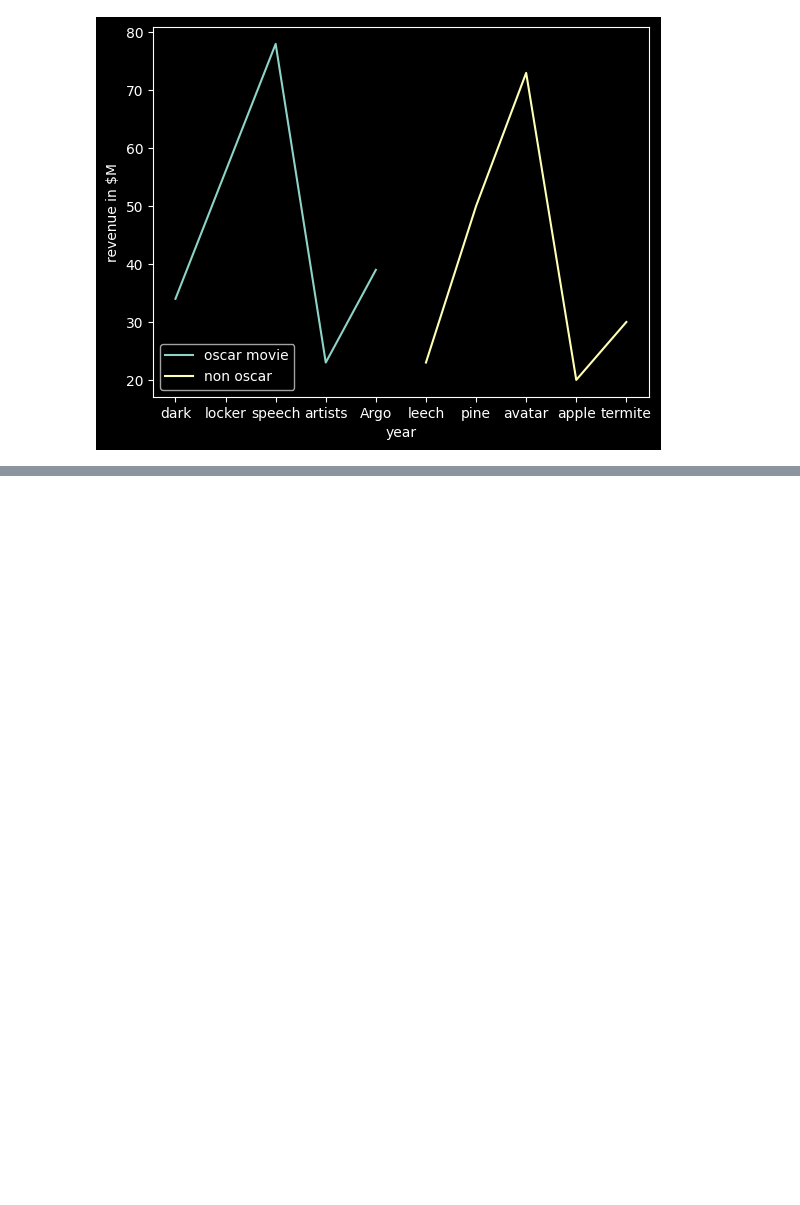
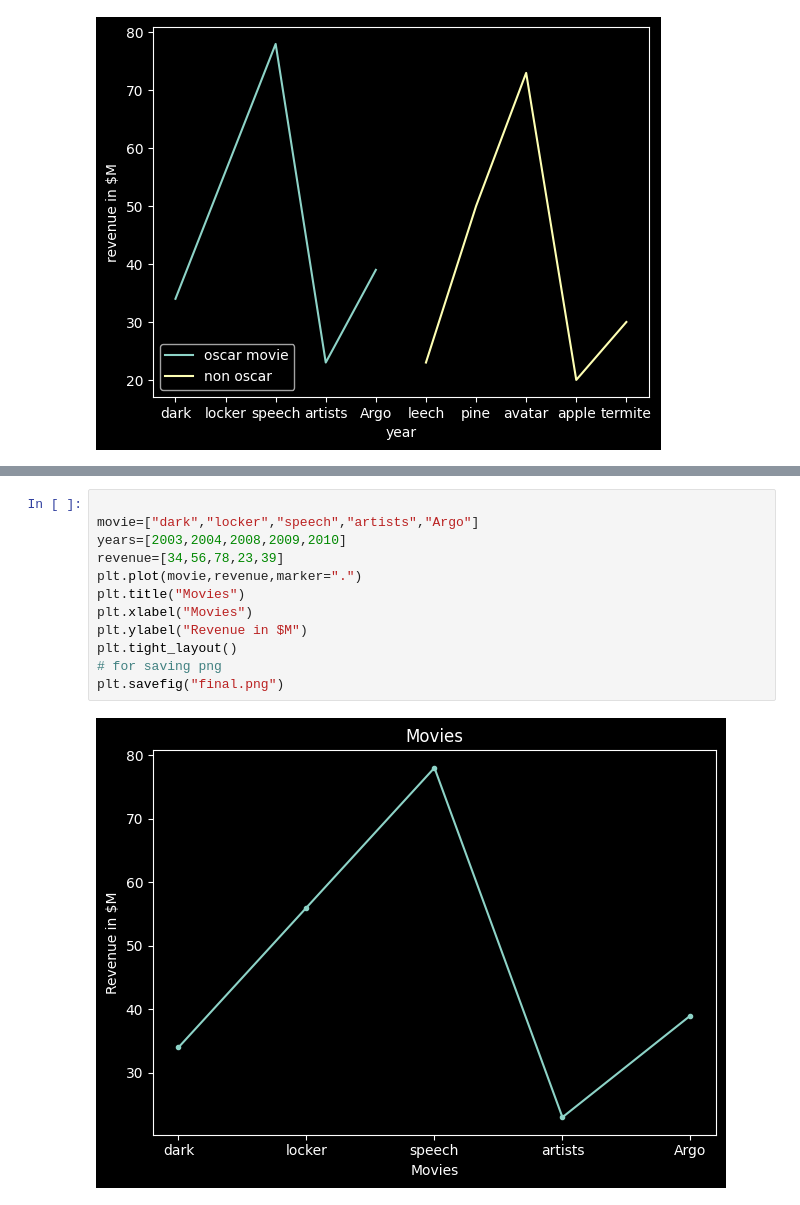
Before and after one commit to Turab031/numpy, a Jupyter notebook: mat.ipynb, the cells around one changed output, grey strips where cells are left out. Drawn from its saved outputs; the diff is of its cells as text; blank space fills up the shorter version.

```diff
--- a/mat.ipynb
+++ b/mat.ipynb
@@ -76,0 +113,14 @@ plt.style.use('dark_background')
+# %%
+
+movie=["dark","locker","speech","artists","Argo"]
+years=[2003,2004,2008,2009,2010]
+revenue=[34,56,78,23,39]
+plt.plot(movie,revenue,marker=".")
+plt.title("Movies")
+plt.xlabel("Movies")
+plt.ylabel("Revenue in $M")
+plt.tight_layout()
+# for saving png
+plt.savefig("final.png")
+# %% [output]
+[figure, added]
```
Also changed, not shown: parts of 1 cell of this notebook, 3 other files.
